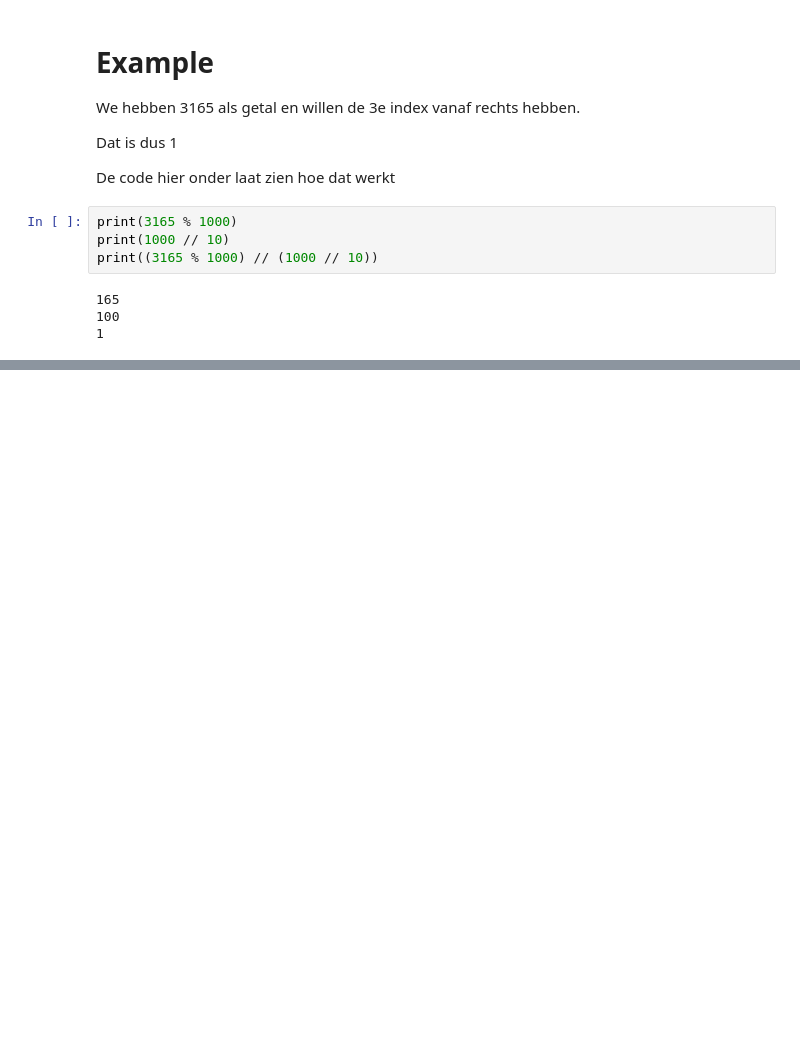
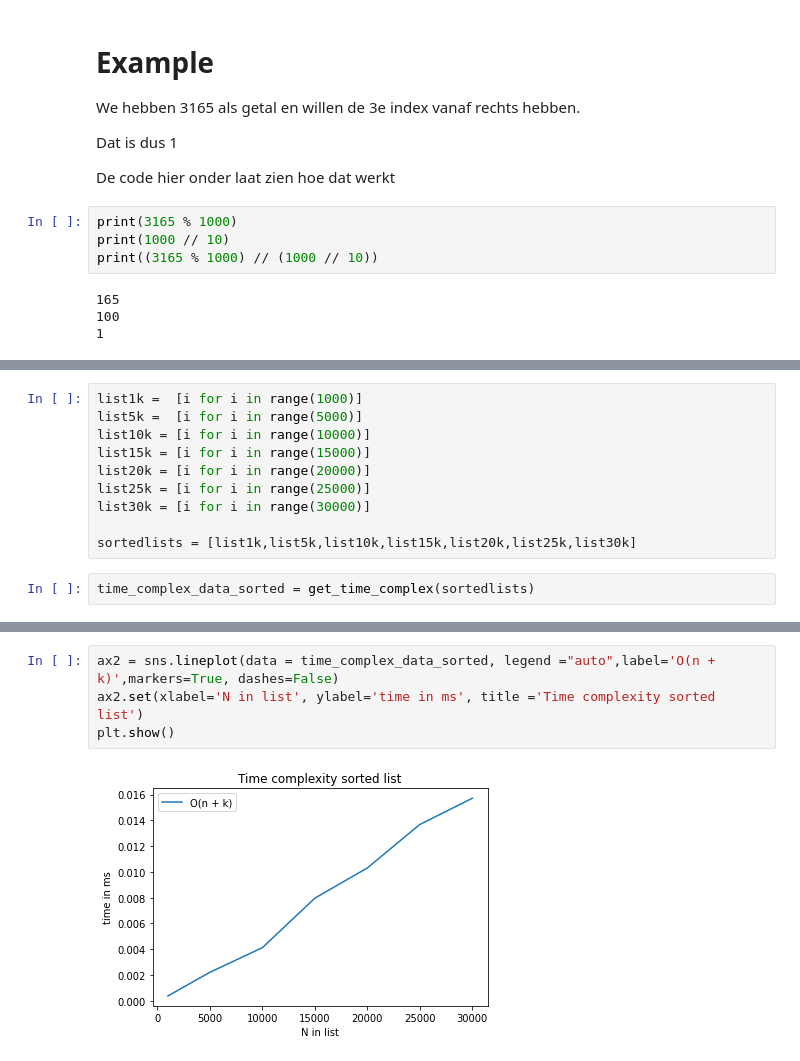
Before and after one commit to RichardDev01/HiPoPo-2021-hpp, a Jupyter notebook: Notebooks/Inleveropgave 1. Bucket Sort.ipynb, the cells around one changed output, grey strips where cells are left out. Drawn from its saved outputs; the diff is of its cells as text; blank space fills up the shorter version.

```diff
--- a/Notebooks/Inleveropgave 1. Bucket Sort.ipynb
+++ b/Notebooks/Inleveropgave 1. Bucket Sort.ipynb
@@ -134,0 +212,12 @@ print(bucket_sort(lijst_gatelen))
+# %%
+list1k =  [i for i in range(1000)]
+list5k =  [i for i in range(5000)]
+list10k = [i for i in range(10000)]
+list15k = [i for i in range(15000)]
+list20k = [i for i in range(20000)]
+list25k = [i for i in range(25000)]
+list30k = [i for i in range(30000)]
+
+sortedlists = [list1k,list5k,list10k,list15k,list20k,list25k,list30k]
+# %%
+time_complex_data_sorted = get_time_complex(sortedlists)
@@ -134,0 +234,6 @@ print(bucket_sort(lijst_gatelen))
+# %%
+ax2 = sns.lineplot(data = time_complex_data_sorted, legend ="auto",label='O(n + k)',markers=True, dashes=False)
+ax2.set(xlabel='N in list', ylabel='time in ms', title ='Time complexity sorted list')
+plt.show()
+# %% [output]
+[figure, added]
```
Also changed, not shown: parts of 35 cells of this notebook.
